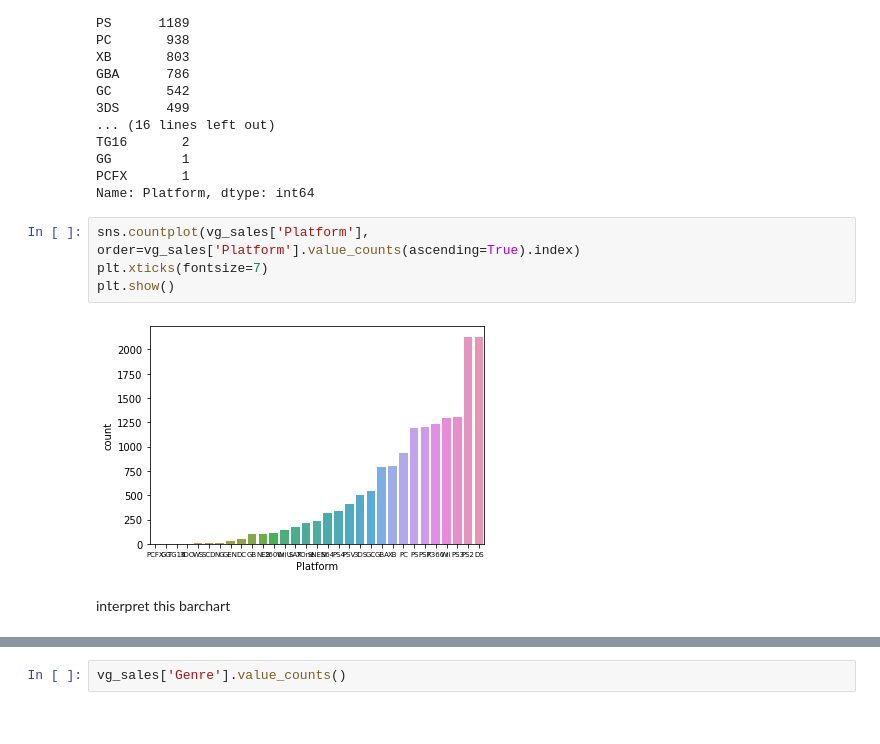
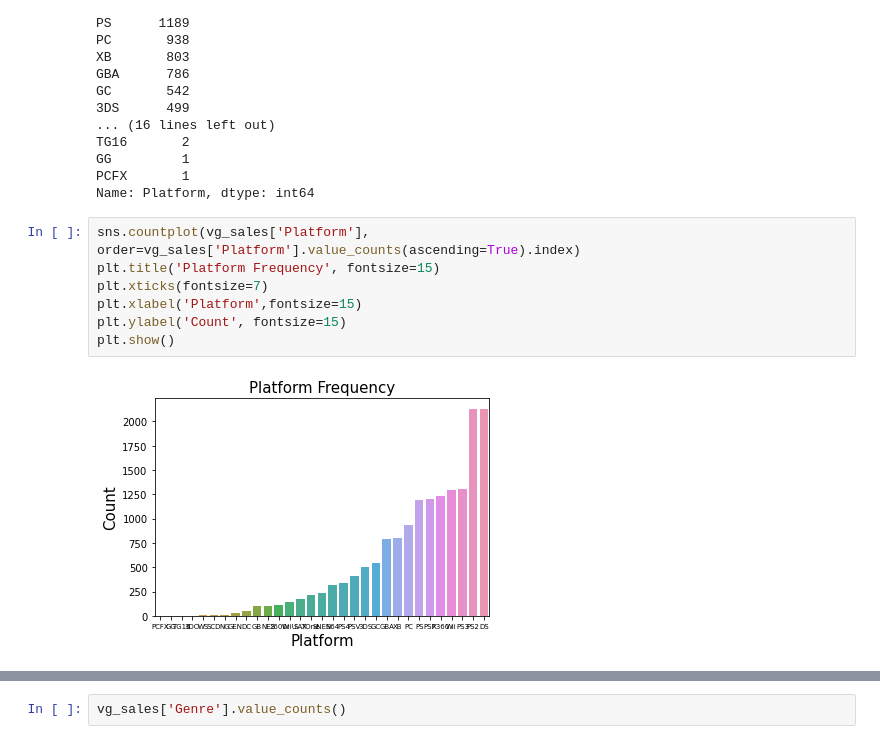
Before and after one commit to ChrisGarciaDS/VideoGame-Sales-Analysis, a Jupyter notebook: VG_analysis.ipynb, the cells around one changed output, grey strips where cells are left out. Saved outputs shown, nothing was run; the diff lists cells and outputs as text.

```diff
--- a/VG_analysis.ipynb
+++ b/VG_analysis.ipynb
@@ -237,9 +233,10 @@ PCFX       1
 Name: Platform, dtype: int64
 # %%
 sns.countplot(vg_sales['Platform'], order=vg_sales['Platform'].value_counts(ascending=True).index)
+plt.title('Platform Frequency', fontsize=15)
 plt.xticks(fontsize=7)
+plt.xlabel('Platform',fontsize=15)
+plt.ylabel('Count', fontsize=15)
 plt.show()
 # %% [output]
-[figure, old version]
+[figure, new version]
-# %% [markdown]
-interpret this barchart
```
Also changed, not shown: parts of 11 cells of this notebook.
